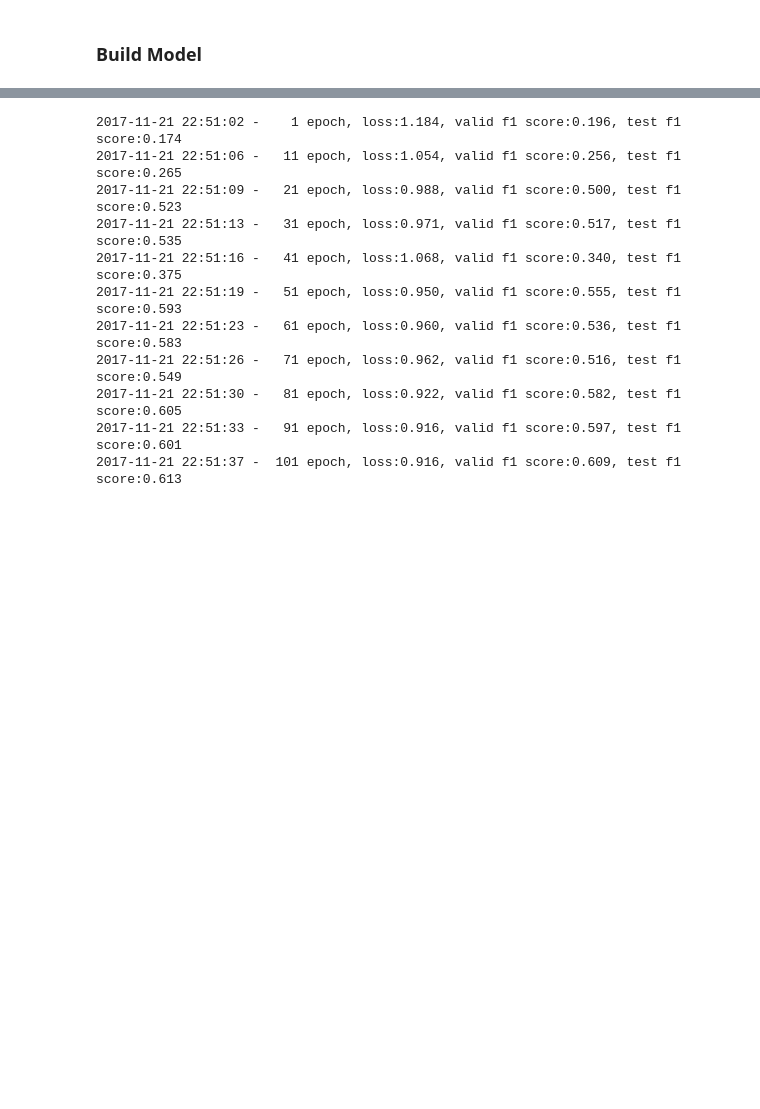
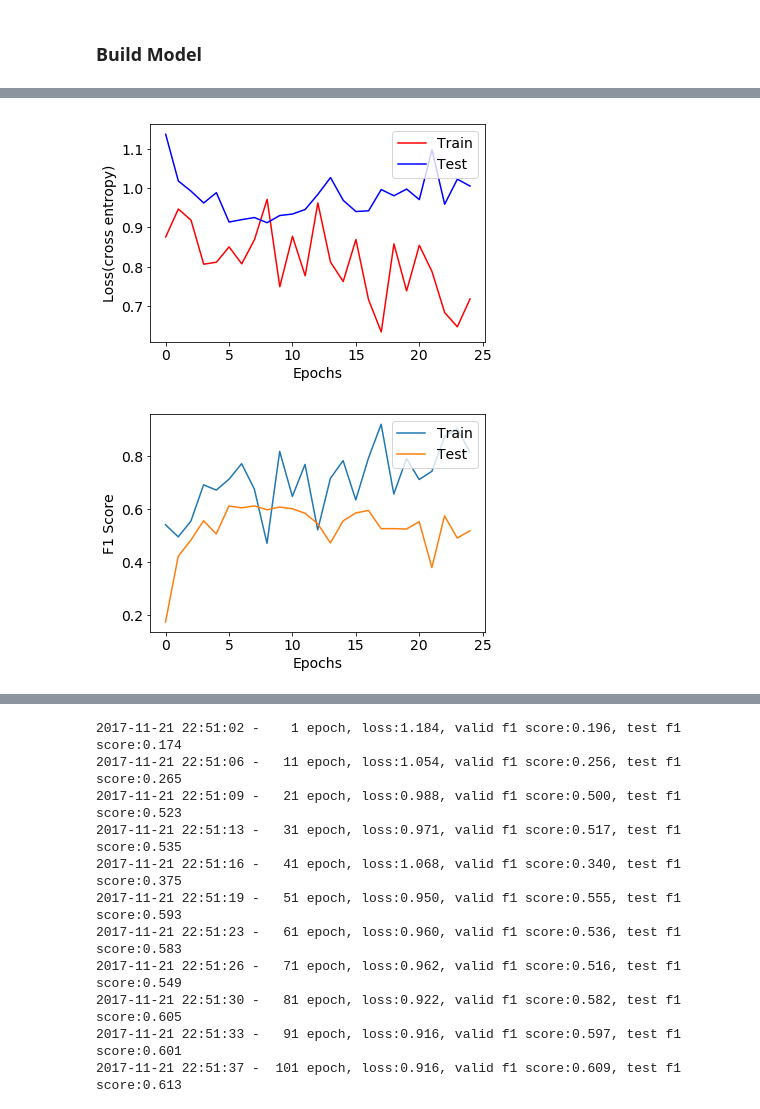
Before and after one commit to yenhao/CNN_Sentiment_Analysis, a Jupyter notebook: text-cnn-sentiment-52-distance-supervised.ipynb, the cells around one changed output, grey strips where cells are left out. Drawn from its saved outputs; the diff is of its cells as text; code cells hidden in the pictures; blank space fills up the shorter version.

```diff
--- a/text-cnn-sentiment-52-distance-supervised.ipynb
+++ b/text-cnn-sentiment-52-distance-supervised.ipynb
@@ -535,3 +535,57 @@ accuracy = tf.reduce_mean(tf.cast(correct_predict, tf.float32)) # [True, False .
 train_data = tf.contrib.data.Dataset.from_tensor_slices((tweets_train, senti_train)).batch(batch_size).repeat()
 train_iterator = train_data.make_one_shot_iterator() # Create an iterator to go through the training data
 train_next_batch = train_iterator.get_next()
+# %%
+round_of_epochs = int(tweets_train.shape[0]/batch_size)
+
+train_loss = []
+test_loss  = []
+
+train_f1 = []
+test_f1 = []
+x_axis = np.arange(0., epochs_num, 1)
+saver = tf.train.Saver() # to store the model
+
+with tf.Session() as sess:
+    # Initialize all variables
+    sess.run(tf.local_variables_initializer())
+    sess.run(tf.global_variables_initializer())
+
+    sess.run(word2vec.assign(distance_supervised_embeddings))# Assign the pretrain word2vec
+
+    for epochs in range(epochs_num): # starting the training process and set the epochs_num
+        for _ in range(round_of_epochs):
+#             print('_')
+            train, label = sess.run(train_next_batch) # Get the mini-batch data sample
+            sess.run(train_step, feed_dict={X:train, y:label}) # Feed the features, labe, training_mode  to network to train
+#         print(epochs)
+#         if epochs % 5 ==0:
+        loss, pred, acc = sess.run([cross_entropy,predicted_class,accuracy], feed_dict={X:train, y:label})
+        t_loss, t_pred = sess.run([cross_entropy,predicted_class], feed_dict={X:tweets_test, y:senti_test})
+        train_loss.append(loss)
+        test_loss.append(t_loss)
+        train_f1.append(f1_score(label, pred, average='weighted'))
+        test_f1.append(f1_score(senti_test, t_pred, average='weighted'))
+#         if epochs % 10 ==0:
+        print("{} - {:4d} epoch, loss:{:.3f}, train accuracy:{:.3f}, train f1 score:{:.3f}, test f1 score:{:.3f}".format(
+            datetime.datetime.now().strftime("%Y-%m-%d %H:%M:%S"),
+            epochs+1,
+            loss,
+            acc,
+            f1_score(label, pred, average='weighted'),
+            f1_score(senti_test, t_pred, average='weighted')
+            )
+        )
+    plt.rcParams['font.size'] = 14
+    plt.plot(x_axis, train_loss, 'r', x_axis, test_loss, 'b')
+    plt.legend(['Train', 'Test'], loc='upper right')
+    plt.xlabel('Epochs')
+    plt.ylabel('Loss(cross entropy)')
+    plt.show()
+    plt.clf()
+    plt.plot(x_axis, train_f1, x_axis, test_f1)
+    plt.legend(['Train', 'Test'], loc='upper right')
+    plt.xlabel('Epochs')
+    plt.ylabel('F1 Score')
+    plt.show()
+# %% [output]
@@ -538,3 +609,5 @@ train_next_batch = train_iterator.get_next()
+[figure, added]
+[figure, added]
 # %%
 round_of_epochs = int(tweets_train.shape[0]/batch_size)
 
```
Also changed, not shown: parts of 5 cells of this notebook, 1 other file.
